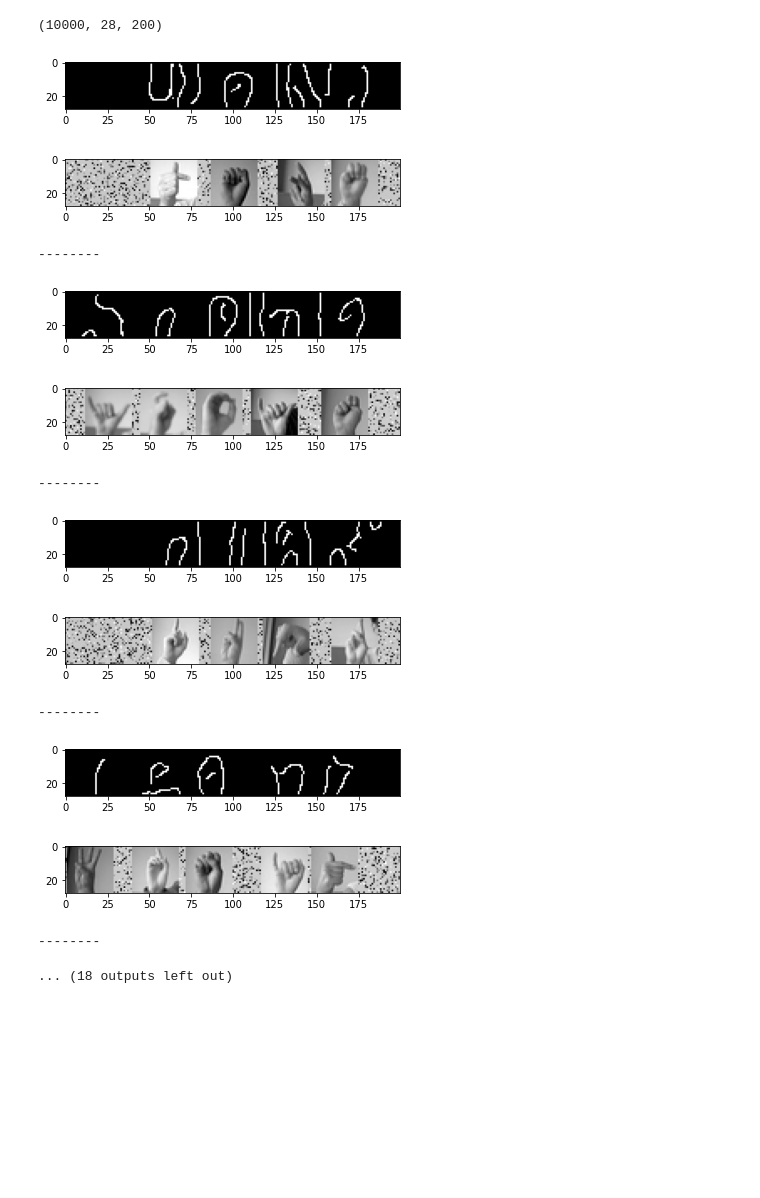
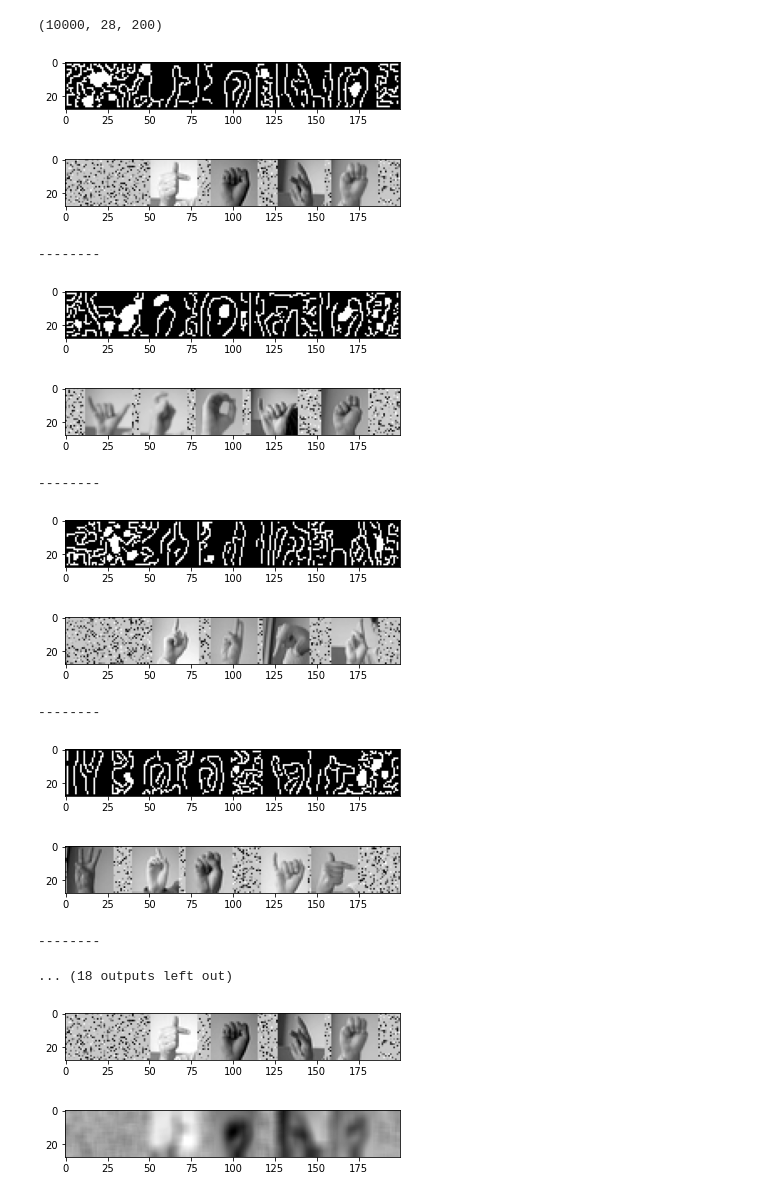
Before and after one commit to StefanWinterToo/ML_Challenge, a Jupyter notebook: src/Stefan_task2.ipynb, the cells around one changed output. Cells and saved outputs as stored; diff of their text form; code cells hidden in the pictures; blank space fills up the shorter version.

Commit message:
Blurres image.

```diff
--- a/src/Stefan_task2.ipynb
+++ b/src/Stefan_task2.ipynb
@@ -63,29 +64,40 @@ edges = canny(dataset[0]/255., sigma = 3)
 fill_data = ndi.binary_fill_holes(edges)
 # %%
 for i in range(len(dataset)):
-    edges = canny(dataset[i]/255., sigma = 3)
+    edges = canny(dataset[i]/255., sigma = 1.3)
     fill_data = ndi.binary_fill_holes(edges)
 
     # Edges
     plt.imshow(fill_data, cmap="gray")
     plt.show()
 
     # Original
     plt.imshow(dataset[i], cmap = "gray")
     plt.show()
     print()
     print("--------")
 # %% [output]
-[figure, old version]
+[figure, new version]
 [figure]
 --------
-[figure, old version]
+[figure, new version]
 [figure]
 --------
-[figure, old version]
+[figure, new version]
 [figure]
 --------
-[figure, old version]
+[figure, new version]
 [figure]
 --------
 ... (18 outputs left out)
+# %%
+plt.imshow(dataset[0], cmap="gray")
+plt.show()
+# %% [output]
+[figure, added]
+# %%
+blurred = cv2.GaussianBlur(dataset[0], (7, 7), 5)
+plt.imshow(blurred, cmap="gray")
+plt.show()
+# %% [output]
+[figure, added]
```
Also changed, not shown: parts of 2 cells of this notebook.
